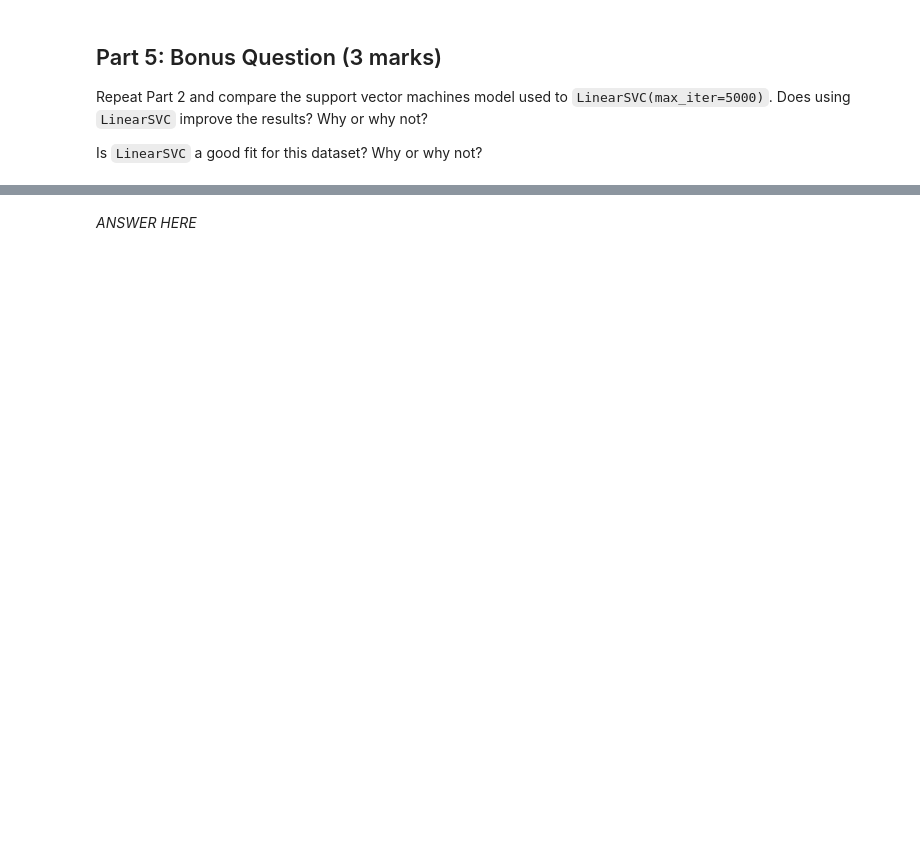
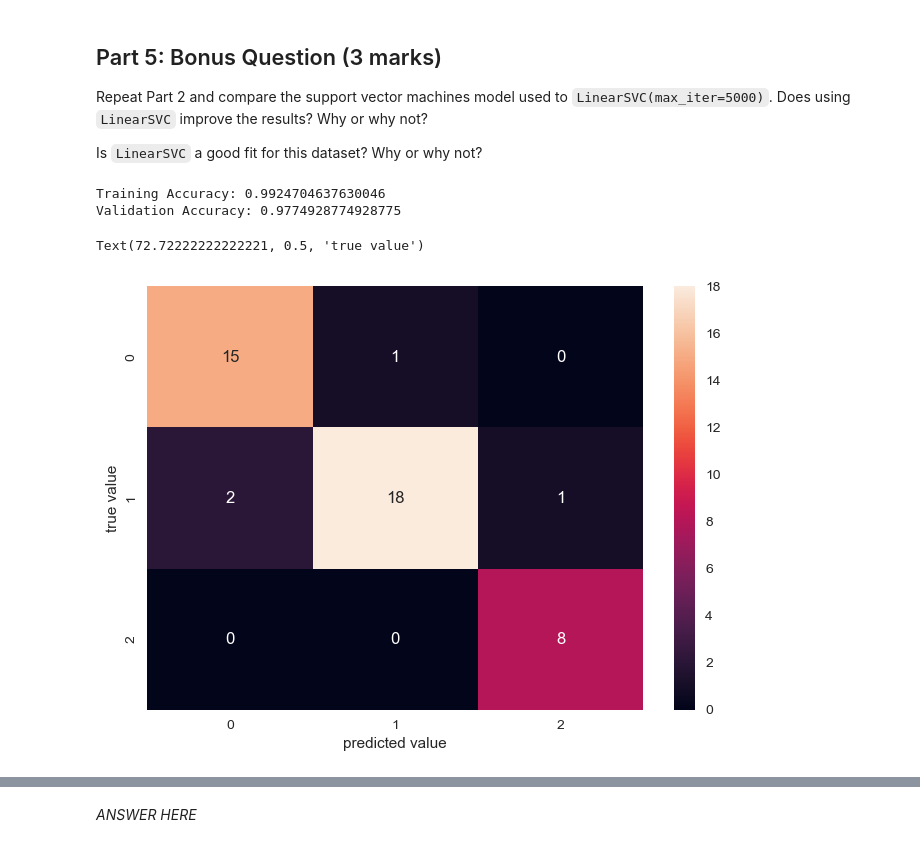
Before and after one commit to MarieHowell/ENSF611-Assignment3-Non-Linear-Models-and-Validation-Metrics-, a Jupyter notebook: Assignment 3.ipynb, the cells around one changed output, grey strips where cells are left out. Drawn from its saved outputs; the diff is of its cells as text; code cells hidden in the pictures; blank space fills up the shorter version.

```diff
--- a/Assignment 3.ipynb
+++ b/Assignment 3.ipynb
@@ -358,3 +393,32 @@ Repeat Part 2 and compare the support vector machines model used to `LinearSVC(m
 Is `LinearSVC` a good fit for this dataset? Why or why not?
 # %%
 # TO DO: ADD YOUR CODE HERE
+from sklearn.svm import LinearSVC
+from sklearn.model_selection import train_test_split
+from sklearn.model_selection import cross_validate
+
+X_train, X_test, y_train, y_test = train_test_split(X, y, random_state=0)
+
+linear_svc = LinearSVC(max_iter=5000, dual=False).fit(X_train, y_train)
+
+cross_val = cross_validate(linear_svc, X_train, y_train, scoring='accuracy', return_train_score=True)
+
+mean_train = cross_val['train_score'].mean()
+mean_val = cross_val['test_score'].mean()
+
+print("Training Accuracy: " + str(mean_train))
+print("Validation Accuracy: " + str(mean_val))
+
+from sklearn.metrics import confusion_matrix
+
+y_wine_pred = linear_svc.predict(X_test)
+matrix = confusion_matrix(y_test, y_wine_pred)
+
+sns.heatmap(matrix, annot=True)
+plt.xlabel('predicted value')
+plt.ylabel('true value')
+# %% [output]
+Training Accuracy: 0.9924704637630046
+Validation Accuracy: 0.9774928774928775
+Text(72.72222222222221, 0.5, 'true value')
+[figure, added]
```
Also changed, not shown: parts of 10 cells of this notebook.
